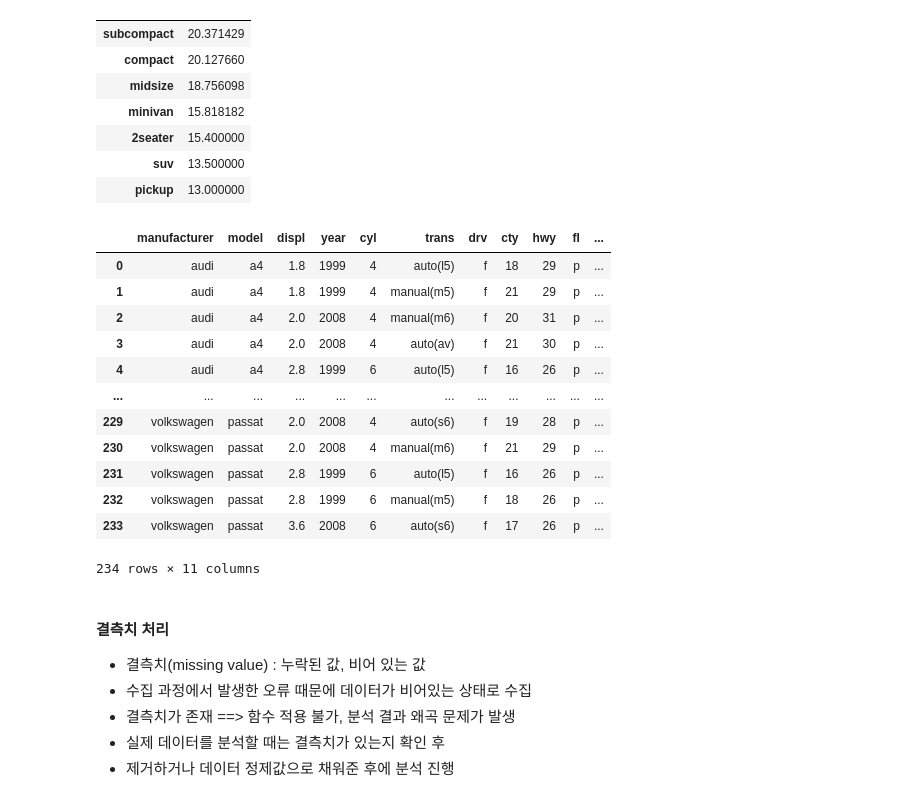
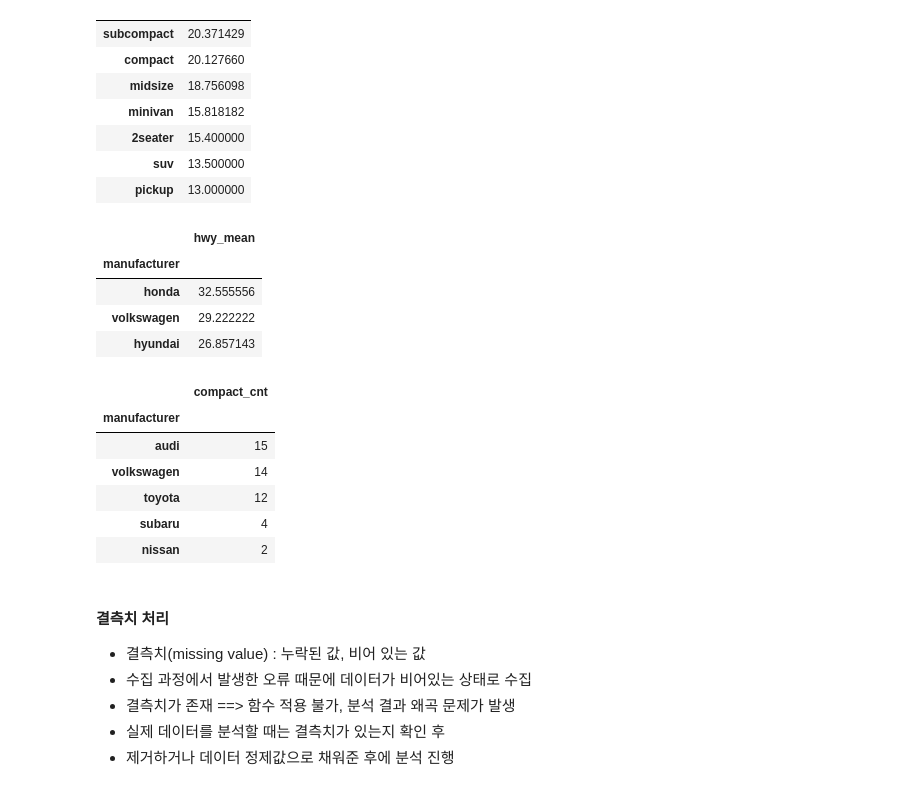
Before and after one commit to RunaHw/Python, a Jupyter notebook: PythonLib/Ex02_Pandas실습.ipynb, the cells around one changed output. Cells and saved outputs as stored; diff of their text form; code cells hidden in the pictures.

```diff
--- a/PythonLib/Ex02_Pandas실습.ipynb
+++ b/PythonLib/Ex02_Pandas실습.ipynb
@@ -1139,21 +1139,25 @@ mpg.groupby('category').agg(cty_mean = ('cty', 'mean')).sort_values('cty_mean',a
 | suv | 13.500000 |
 | pickup | 13.000000 |
 # %%
-mpg.groupby('manufacturer')
+mpg.groupby('manufacturer').agg(hwy_mean = ('hwy', 'mean')).sort_values('hwy_mean',ascending=False).head(3)
 # %% [output]
-|  | manufacturer | model | displ | year | cyl | trans | drv | cty | hwy | fl | ... |
-| 0 | audi | a4 | 1.8 | 1999 | 4 | auto(l5) | f | 18 | 29 | p | ... |
-| 1 | audi | a4 | 1.8 | 1999 | 4 | manual(m5) | f | 21 | 29 | p | ... |
-| 2 | audi | a4 | 2.0 | 2008 | 4 | manual(m6) | f | 20 | 31 | p | ... |
-| 3 | audi | a4 | 2.0 | 2008 | 4 | auto(av) | f | 21 | 30 | p | ... |
-| 4 | audi | a4 | 2.8 | 1999 | 6 | auto(l5) | f | 16 | 26 | p | ... |
-| ... | ... | ... | ... | ... | ... | ... | ... | ... | ... | ... | ... |
-| 229 | volkswagen | passat | 2.0 | 2008 | 4 | auto(s6) | f | 19 | 28 | p | ... |
-| 230 | volkswagen | passat | 2.0 | 2008 | 4 | manual(m6) | f | 21 | 29 | p | ... |
-| 231 | volkswagen | passat | 2.8 | 1999 | 6 | auto(l5) | f | 16 | 26 | p | ... |
-| 232 | volkswagen | passat | 2.8 | 1999 | 6 | manual(m5) | f | 18 | 26 | p | ... |
-| 233 | volkswagen | passat | 3.6 | 2008 | 6 | auto(s6) | f | 17 | 26 | p | ... |
+|  | hwy_mean |
+| manufacturer |  |
+| honda | 32.555556 |
+| volkswagen | 29.222222 |
+| hyundai | 26.857143 |
-234 rows × 11 columns
+# %%
+compact = mpg[np.where(mpg['category'] == 'compact', True, False)]
+
+display(compact.groupby('manufacturer').agg(compact_cnt=('category', 'count')).sort_values('compact_cnt', ascending=False))
+# %% [output]
+|  | compact_cnt |
+| manufacturer |  |
+| audi | 15 |
+| volkswagen | 14 |
+| toyota | 12 |
+| subaru | 4 |
+| nissan | 2 |
 # %% [markdown]
 #### 결측치 처리
 - 결측치(missing value) : 누락된 값, 비어 있는 값
```
Also changed, not shown: 3 other files.
